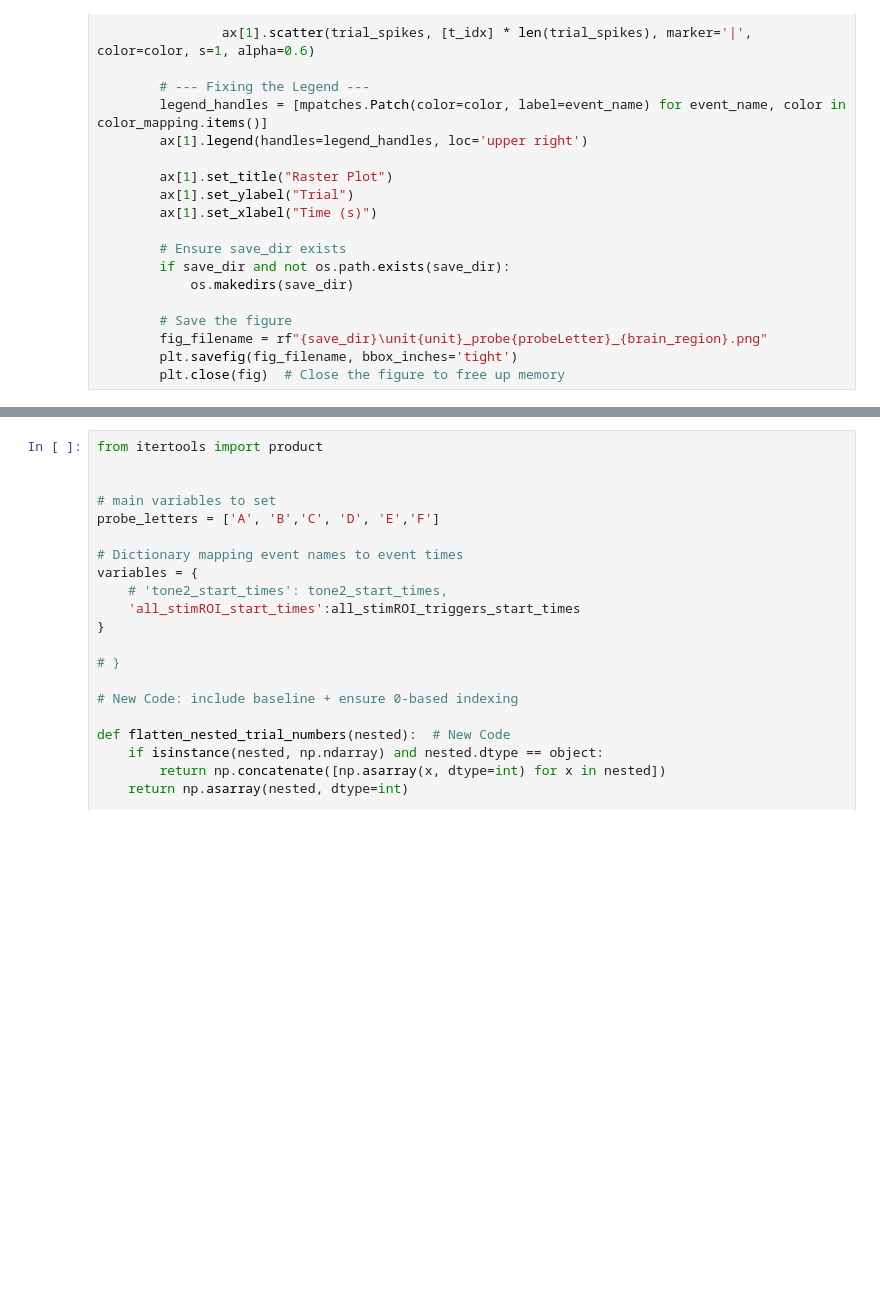
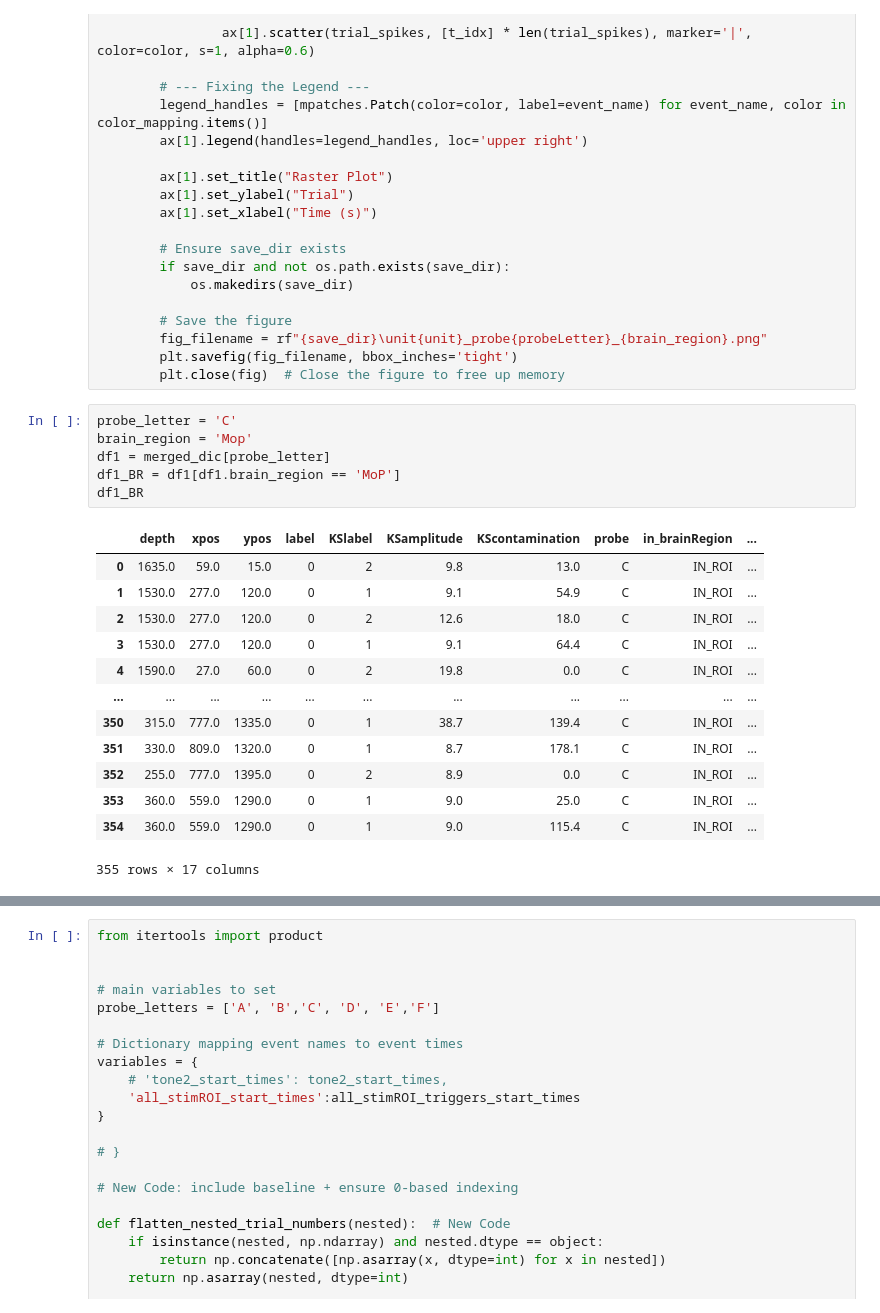
Before and after one commit to granthughes1999/NWB_and_Reaching_analysis, a Jupyter notebook: mice/Reach15/analyze_data/03_psth_raster_NWB_testing.ipynb, the cells around one changed output, grey strips where cells are left out. Cells and saved outputs as stored; diff of their text form; blank space fills up the shorter version.

```diff
--- a/mice/Reach15/analyze_data/03_psth_raster_NWB_testing.ipynb
+++ b/mice/Reach15/analyze_data/03_psth_raster_NWB_testing.ipynb
@@ -2456,6 +2456,26 @@ def psth_raster_stim_seperated_baseline(df_units, df_stim, brain_region=None,eve
         fig_filename = rf"{save_dir}\unit{unit}_probe{probeLetter}_{brain_region}.png"
         plt.savefig(fig_filename, bbox_inches='tight')
         plt.close(fig)  # Close the figure to free up memory
+# %%
+probe_letter = 'C'
+brain_region = 'Mop'
+df1 = merged_dic[probe_letter]
+df1_BR = df1[df1.brain_region == 'MoP']
+df1_BR
+# %% [output]
+|  | depth | xpos | ypos | label | KSlabel | KSamplitude | KScontamination | probe | in_brainRegion | ... |
+| 0 | 1635.0 | 59.0 | 15.0 | 0 | 2 | 9.8 | 13.0 | C | IN_ROI | ... |
+| 1 | 1530.0 | 277.0 | 120.0 | 0 | 1 | 9.1 | 54.9 | C | IN_ROI | ... |
+| 2 | 1530.0 | 277.0 | 120.0 | 0 | 2 | 12.6 | 18.0 | C | IN_ROI | ... |
+| 3 | 1530.0 | 277.0 | 120.0 | 0 | 1 | 9.1 | 64.4 | C | IN_ROI | ... |
+| 4 | 1590.0 | 27.0 | 60.0 | 0 | 2 | 19.8 | 0.0 | C | IN_ROI | ... |
+| ... | ... | ... | ... | ... | ... | ... | ... | ... | ... | ... |
+| 350 | 315.0 | 777.0 | 1335.0 | 0 | 1 | 38.7 | 139.4 | C | IN_ROI | ... |
+| 351 | 330.0 | 809.0 | 1320.0 | 0 | 1 | 8.7 | 178.1 | C | IN_ROI | ... |
+| 352 | 255.0 | 777.0 | 1395.0 | 0 | 2 | 8.9 | 0.0 | C | IN_ROI | ... |
+| 353 | 360.0 | 559.0 | 1290.0 | 0 | 1 | 9.0 | 25.0 | C | IN_ROI | ... |
+| 354 | 360.0 | 559.0 | 1290.0 | 0 | 1 | 9.0 | 115.4 | C | IN_ROI | ... |
+355 rows × 17 columns
 # %%
 from itertools import product
 
```
Also changed, not shown: parts of 1 cell of this notebook, 9 other files.
